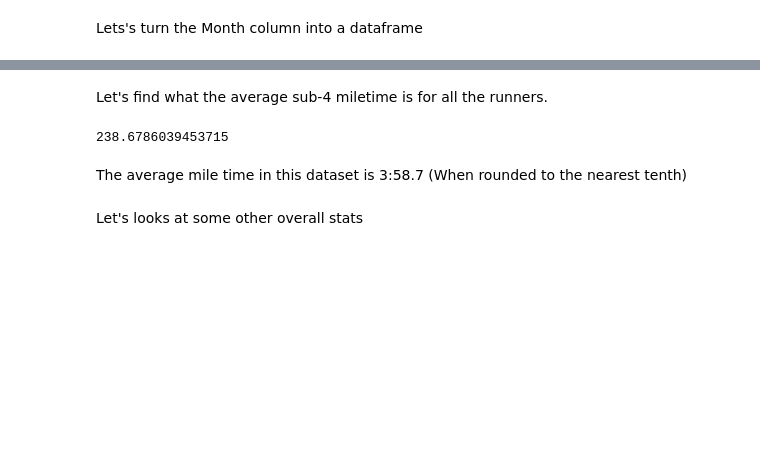
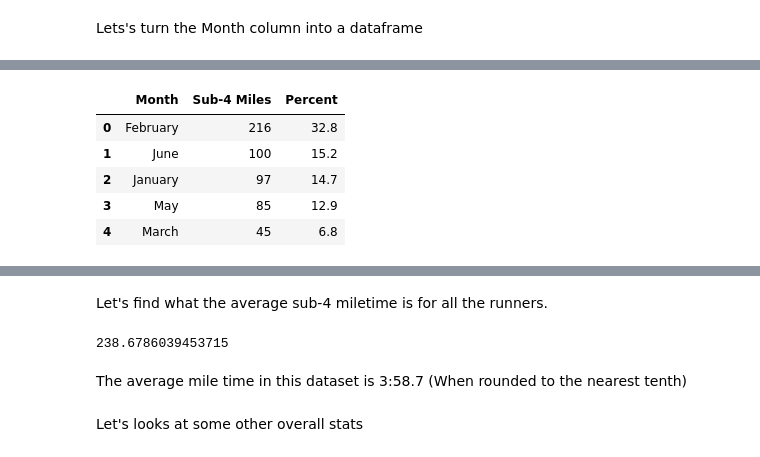
Before and after one commit to LJRollerII/United_States_Sub_4_Milers_Database, a Jupyter notebook: notebooks/Sub_4_Miler_Analysis.ipynb, the cells around one changed output, grey strips where cells are left out. Cells and saved outputs as stored; diff of their text form; code cells hidden in the pictures; blank space fills up the shorter version.

```diff
--- a/notebooks/Sub_4_Miler_Analysis.ipynb
+++ b/notebooks/Sub_4_Miler_Analysis.ipynb
@@ -97,5 +97,5 @@ sub_4.corr
 # %% [markdown]
 Let's make a separate column for the months
 # %%
-#sub_4['Month'] = sub_4.Date.str[:]
-#sub_4.head()
+sub_4['Month'] = sub_4.Date.str[-3:]
+sub_4.head()
@@ -121,4 +177,11 @@ Lets's turn the Month column into a dataframe
 # %%
-#Month['Percent'] = round((Month['Sub-4 Miles'] / 659) * 100,1)
-#Month.head()
+Month['Percent'] = round((Month['Sub-4 Miles'] / 659) * 100,1)
+Month.head()
+# %% [output]
+|  | Month | Sub-4 Miles | Percent |
+| 0 | February | 216 | 32.8 |
+| 1 | June | 100 | 15.2 |
+| 2 | January | 97 | 14.7 |
+| 3 | May | 85 | 12.9 |
+| 4 | March | 45 | 6.8 |
 # %%
```
Also changed, not shown: parts of 10 cells of this notebook, 4 other files.
